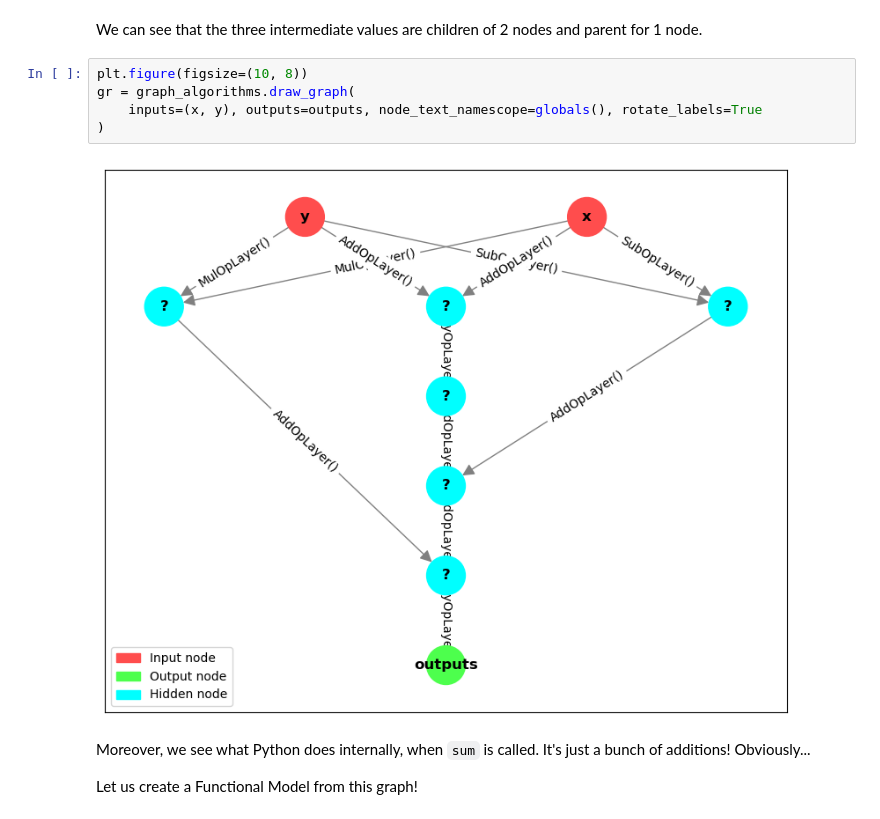
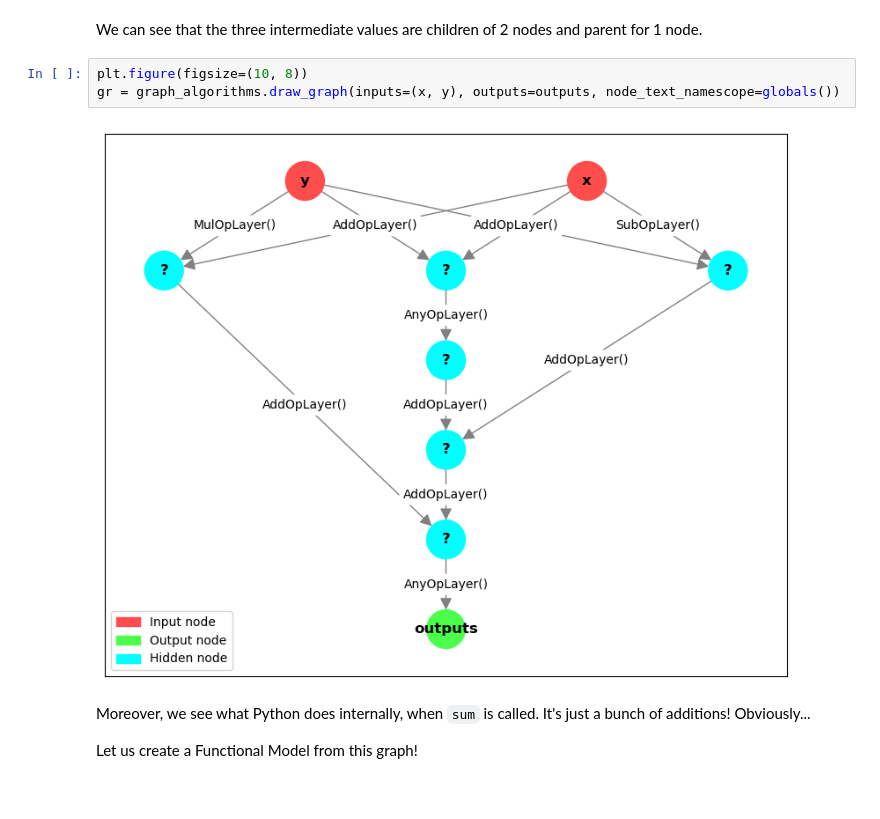
Before and after one commit to sjmikler/pytorch-symbolic, a Jupyter notebook: gentle-introduction.ipynb, the cells around one changed output. Saved outputs shown, nothing was run; the diff lists cells and outputs as text.

Commit message:
Fix notebook plot

```diff
--- a/gentle-introduction.ipynb
+++ b/gentle-introduction.ipynb
@@ -124,11 +124,9 @@ intermediate_values
 We can see that the three intermediate values are children of 2 nodes and parent for 1 node.
 # %%
 plt.figure(figsize=(10, 8))
-gr = graph_algorithms.draw_graph(
-    inputs=(x, y), outputs=outputs, node_text_namescope=globals(), rotate_labels=True
-)
+gr = graph_algorithms.draw_graph(inputs=(x, y), outputs=outputs, node_text_namescope=globals())
 # %% [output]
-[figure, old version]
+[figure, new version]
 # %% [markdown]
 Moreover, we see what Python does internally, when `sum` is called. It's just a bunch of additions! Obviously...
 
```
Also changed, not shown: parts of 1 cell of this notebook.
